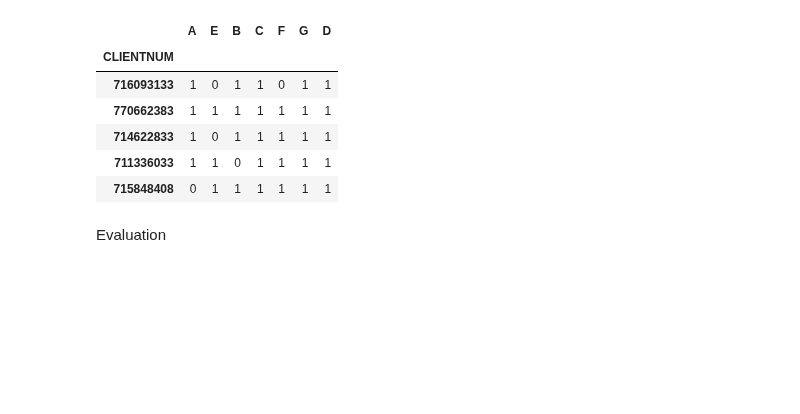
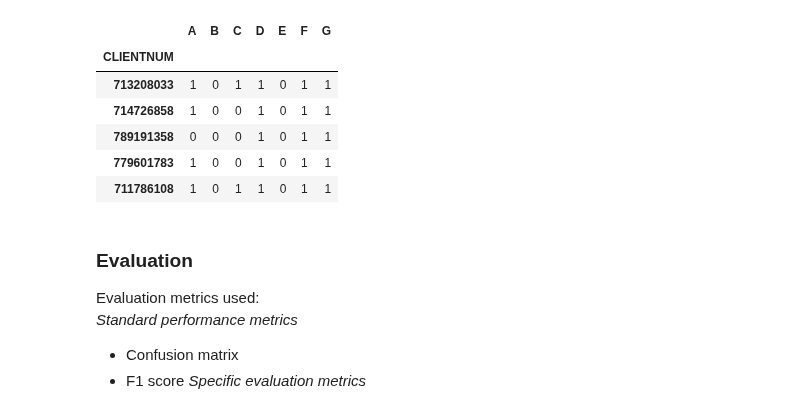
Before and after one commit to yionna/DSA3101-Object-Not-Found, a Jupyter notebook: src/SubgroupB_Question1.ipynb, the cells around one changed output. Cells and saved outputs as stored; diff of their text form; code cells hidden in the pictures; blank space fills up the shorter version.

```diff
--- a/src/SubgroupB_Question1.ipynb
+++ b/src/SubgroupB_Question1.ipynb
@@ -100,8 +138,0 @@ Standardisation
-# %%
-# Scale the data
-df3 = df2
-scaler = StandardScaler()
-scaled = scaler.fit_transform(df3[numerical_columns].to_numpy())
-df3[numerical_columns] = pd.DataFrame(scaled, columns=numerical_columns)
-df3 = df3.set_index('CLIENTNUM')
-X = pd.get_dummies(df3)
@@ -126,30 +201,28 @@ from sklearn.linear_model import LogisticRegression
 # %%
-# Incorporating customers' profile: gradient boosting decision tree
-# gradient boosting decision tree with logistic regression (including other products in the training dataset)
+# XGBoost implementation
+train = {}
 predicted_labels = {}
 actual_labels = {}
+
 for i in product_list:
-    y = df3[i]
-    train = X.drop(columns=i)
-    X_train, X_test, y_train, y_test = train_test_split(train, y, test_size=0.2, random_state=123)
+    y = df2[i]
+    train[product] = df2[cols[product] + ['CLIENTNUM']]
+    train[product] = train[product].set_index('CLIENTNUM')
 
-    gbdt_model = GradientBoostingClassifier(n_estimators=300,  # Number of boosting stages
-                                            learning_rate=0.1,
-                                            max_depth=3,
-                                            random_state=123)
-    gbdt_model.fit(X_train.to_numpy(), y_train.to_numpy())
+    X_train, X_test, y_train, y_test = train_test_split(train[product], y, test_size=0.4, random_state=123)
 
-    features = gbdt_model.apply(X_train.to_numpy())[:, :, 0]
+    bst = XGBClassifier(n_estimators=2, max_depth=2, learning_rate=1, objective='binary:logistic')
+    bst.fit(X_train.to_numpy(), y_train.to_numpy())
 
-    # train the LR model using the GBDT generated features
+    # Get features from GBDT for training Logistic Regression
+    features = bst.apply(X_train.to_numpy())
+
     lr_model = LogisticRegression(max_iter=2000, C=0.5, random_state=123)
-
     lr_model.fit(features, y_train.to_numpy())
 
-    # generate LR features
-    gbdt_features_test = gbdt_model.apply(X_test.to_numpy())[:, :, 0]
+    # Generate GBDT features for testing set and predict with Logistic Regression
+    gbdt_features_test = bst.apply(X_test.to_numpy())
     lr_features = lr_model.predict_proba(gbdt_features_test)[:, 1]
 
-    # store the predicted score for the product
     predicted_labels[i] = lr_features
     actual_labels[i] = y_test
@@ -183,16 +238,23 @@ def get_results(results, x):
 # %%
 # Prediction
 pldf = get_results(predicted_labels, X_test.drop(columns=[c for c in product_list if c in X_test.columns]))
 pldf = pldf.set_index('CLIENTNUM')
-pldf = pldf.apply(lambda x: np.where(x > 0.5, 1, 0))
+pldf = pldf.apply(lambda x: np.where(x > 0.65, 1, 0))
+pldf.to_csv("BQ1")
+
 pldf.head(5)
 # %% [output]
-|  | A | E | B | C | F | G | D |
+|  | A | B | C | D | E | F | G |
 | CLIENTNUM |  |  |  |  |  |  |  |
-| 716093133 | 1 | 0 | 1 | 1 | 0 | 1 | 1 |
-| 770662383 | 1 | 1 | 1 | 1 | 1 | 1 | 1 |
-| 714622833 | 1 | 0 | 1 | 1 | 1 | 1 | 1 |
-| 711336033 | 1 | 1 | 0 | 1 | 1 | 1 | 1 |
-| 715848408 | 0 | 1 | 1 | 1 | 1 | 1 | 1 |
+| 713208033 | 1 | 0 | 1 | 1 | 0 | 1 | 1 |
+| 714726858 | 1 | 0 | 0 | 1 | 0 | 1 | 1 |
+| 789191358 | 0 | 0 | 0 | 1 | 0 | 1 | 1 |
+| 779601783 | 1 | 0 | 0 | 1 | 0 | 1 | 1 |
+| 711786108 | 1 | 0 | 1 | 1 | 0 | 1 | 1 |
-# %% [markdown]
-Evaluation
+# %% [markdown]
+### Evaluation
+Evaluation metrics used:\
+*Standard performance metrics*
+- Confusion matrix
+- F1 score
+*Specific evaluation metrics*
```
Also changed, not shown: parts of 31 cells of this notebook.
